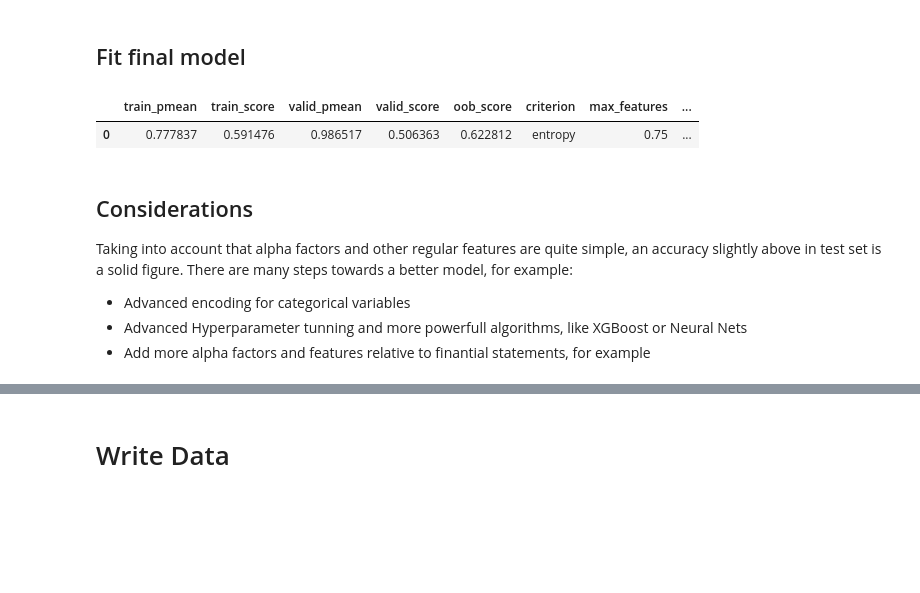
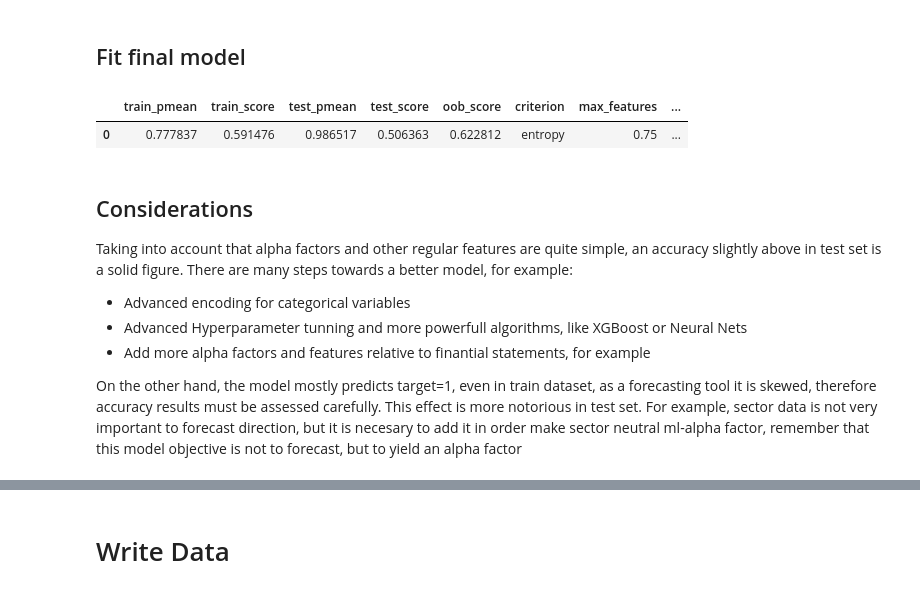
Before and after one commit to manualrg/dslab-ai-for-trading, a Jupyter notebook: alpha_factors/05_alphaml_modbuild.ipynb, the cells around one changed output, grey strips where cells are left out. Saved outputs shown, nothing was run; the diff lists cells and outputs as text; code cells hidden in the pictures; blank space fills up the shorter version.

Commit message:
Target analysis in modbuid added

```diff
--- a/alpha_factors/05_alphaml_modbuild.ipynb
+++ b/alpha_factors/05_alphaml_modbuild.ipynb
@@ -156,11 +161,11 @@ fin_nov_models, fin_nov_results = mle_utils.votrf_train_val_grid_search(fin_nov_
                                                                         pd.concat([y_train, y_valid]),
                                                                         X_test, y_test, 4)
 # %%
-fin_nov_results = fin_nov_results.rename(columns={'test_pmean': 'test_pmean',
-                               'test_score': 'test_score'})
+fin_nov_results = fin_nov_results.rename(columns={'valid_pmean': 'test_pmean',
+                               'valid_score': 'test_score'})
 fin_nov_results
 # %% [output]
-|  | train_pmean | train_score | valid_pmean | valid_score | oob_score | criterion | max_features | ... |
+|  | train_pmean | train_score | test_pmean | test_score | oob_score | criterion | max_features | ... |
 | 0 | 0.777837 | 0.591476 | 0.986517 | 0.506363 | 0.622812 | entropy | 0.75 | ... |
 # %% [markdown]
 ## Considerations
@@ -169,3 +174,5 @@ Taking into account that alpha factors and other regular features are quite simp
 * Advanced encoding for categorical variables
 * Advanced Hyperparameter tunning and more powerfull algorithms, like XGBoost or Neural Nets
 * Add more alpha factors and features relative to finantial statements, for example
+
+On the other hand, the model mostly predicts target=1, even in train dataset, as a forecasting tool it is skewed, therefore accuracy results must be assessed carefully. This effect is more notorious in test set. For example, sector data is not very important to forecast direction, but it is necesary to add it in order make sector neutral ml-alpha factor, remember that this model objective is not to forecast, but to yield an alpha factor
```
Also changed, not shown: parts of 6 cells of this notebook.
